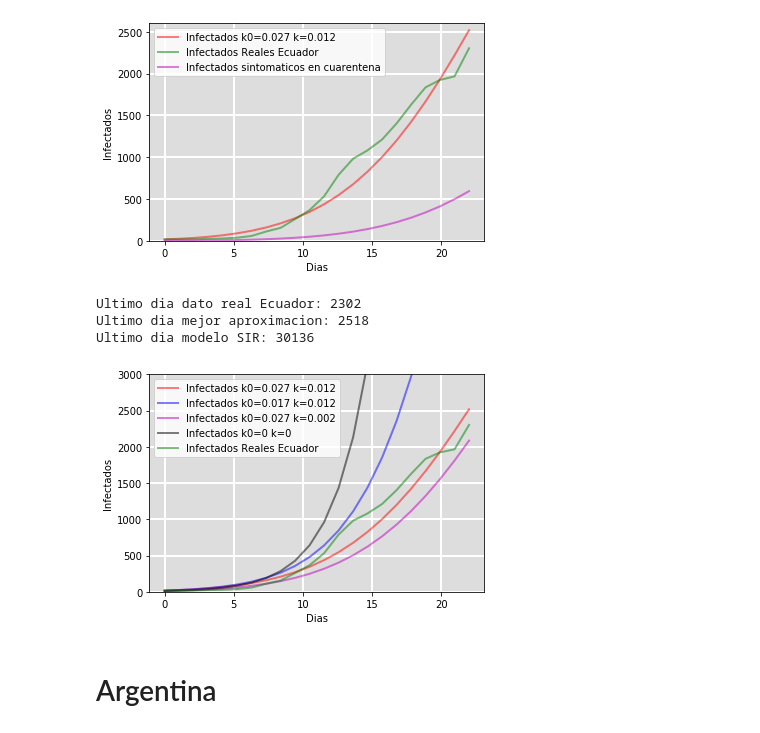
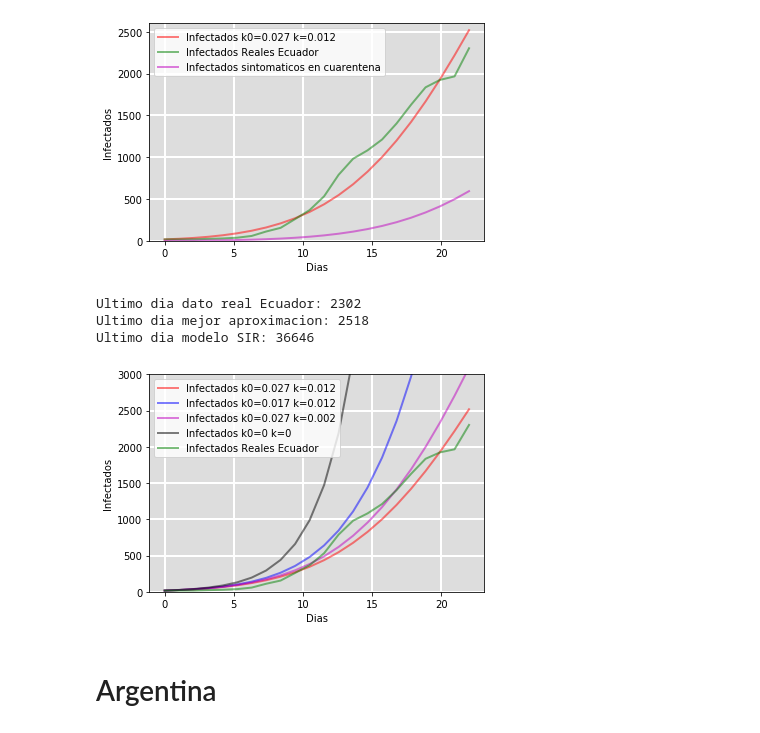
Before and after one commit to lpercivati/TPFinalSimulacion, a Jupyter notebook: TP Final Simulacion.ipynb, the cells around one changed output. Cells and saved outputs as stored; diff of their text form; code cells hidden in the pictures.

Commit message:
Arreglo de visualizacion de Ecuador

```diff
--- a/TP Final Simulacion.ipynb
+++ b/TP Final Simulacion.ipynb
@@ -494,39 +494,39 @@ ret2Ecuador = odeint(deriv, y0Ecuador, t, args=(N, alpha, beta,k0Ecuador-0.01,kE
 S2, infectadosEcuador2, R2, X2 = ret2Ecuador.T
 
 #Experimento3
-ret3Ecuador = odeint(deriv, y0Mexico, t, args=(N, alpha, beta,k0Ecuador,kEcuador-0.01))
+ret3Ecuador = odeint(deriv, y0Ecuador, t, args=(N, alpha, beta,k0Ecuador,kEcuador-0.01))
 S3, infectadosEcuador3, R3, X3 = ret3Ecuador.T
 
 #Experimento4
-ret4Ecuador = odeint(deriv, y0Mexico, t, args=(N, alpha, beta,0,0))
+ret4Ecuador = odeint(deriv, y0Ecuador, t, args=(N, alpha, beta,0,0))
 S4, infectadosEcuador4, R4, X4 = ret4Ecuador.T
 
 print("Ultimo dia dato real Ecuador: " + str(math.trunc(datosRealesEcuador[-1])))
 print("Ultimo dia mejor aproximacion: " + str(math.trunc(infectadosEcuador[-1])))
 print("Ultimo dia modelo SIR: " + str(math.trunc(infectadosEcuador4[-1])))
 
 
 fig = plt.figure(facecolor='w')
 ax = fig.add_subplot(111, facecolor='#dddddd', axisbelow=True)
 ax.plot(t, infectadosEcuador, 'r', alpha=0.5, lw=2, label='Infectados k0=0.027 k=0.012')
 ax.plot(t, infectadosEcuador2, 'b', alpha=0.5, lw=2, label='Infectados k0=0.017 k=0.012')
 ax.plot(t, infectadosEcuador3, 'm', alpha=0.5, lw=2, label='Infectados k0=0.027 k=0.002')
 ax.plot(t, infectadosEcuador4, 'k', alpha=0.5, lw=2, label='Infectados k0=0 k=0')
 ax.plot(t, datosRealesEcuador, 'g', alpha=0.5, lw=2, label='Infectados Reales Ecuador')
 
 ax.set_xlabel('Dias')
 ax.set_ylabel('Infectados')
 ax.set_ylim(0,3000)
 
 ax.grid(b=True, which='major', c='w', lw=2, ls='-')
 legend = ax.legend()
 
 plt.show()
 # %% [output]
 Ultimo dia dato real Ecuador: 2302
 Ultimo dia mejor aproximacion: 2518
-Ultimo dia modelo SIR: 30136
+Ultimo dia modelo SIR: 36646
-[figure, old version]
+[figure, new version]
 # %% [markdown]
 # Argentina
 # %%
```
Also changed, not shown: parts of 1 cell of this notebook.
